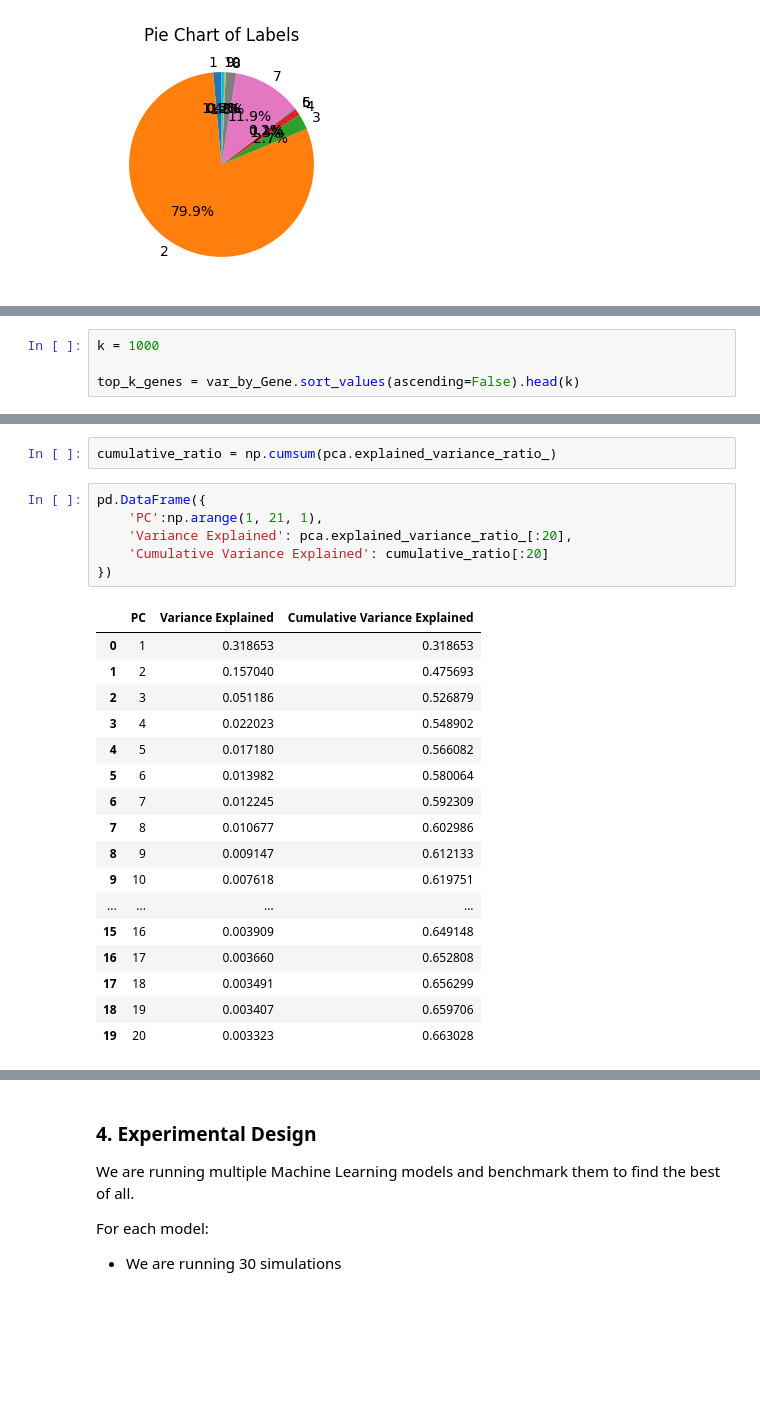
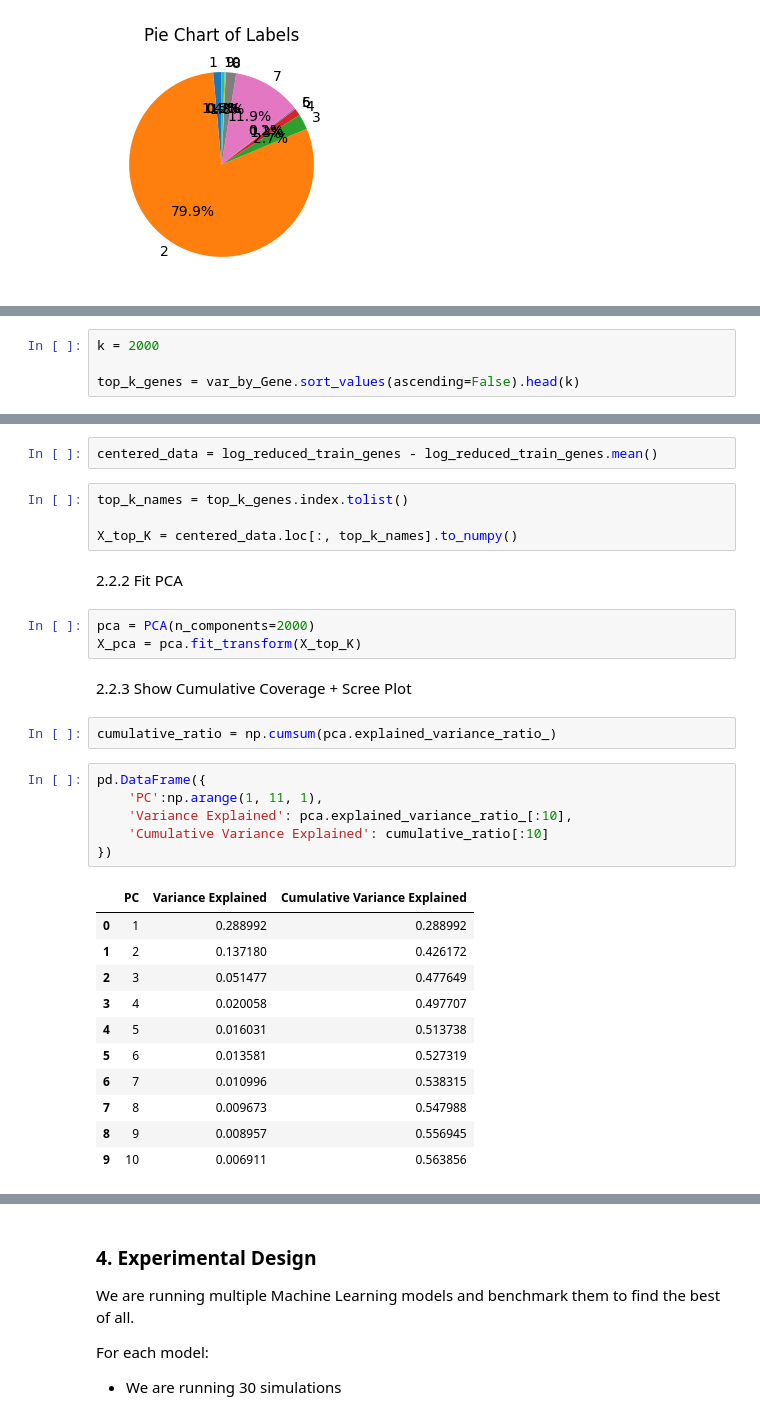
Before and after one commit to BillCoML/cell_anotation, a Jupyter notebook: data_processing.ipynb, the cells around one changed output, grey strips where cells are left out. Saved outputs shown, nothing was run; the diff lists cells and outputs as text; blank space fills up the shorter version.

```diff
--- a/data_processing.ipynb
+++ b/data_processing.ipynb
@@ -202,4 +252,4 @@ For each k, we will record % of variance explained by the first n components (wh
 # %%
-k = 1000
+k = 2000
 
 top_k_genes = var_by_Gene.sort_values(ascending=False).head(k)
@@ -217,27 +256,34 @@ X_pca = pca.fit_transform(X_top_K)
+# %%
+centered_data = log_reduced_train_genes - log_reduced_train_genes.mean()
+# %%
+top_k_names = top_k_genes.index.tolist()
+
+X_top_K = centered_data.loc[:, top_k_names].to_numpy()
+# %% [markdown]
+2.2.2 Fit PCA
+# %%
+pca = PCA(n_components=2000)
+X_pca = pca.fit_transform(X_top_K)
+# %% [markdown]
+2.2.3 Show Cumulative Coverage + Scree Plot
 # %%
 cumulative_ratio = np.cumsum(pca.explained_variance_ratio_)
 # %%
 pd.DataFrame({
-    'PC':np.arange(1, 21, 1),
-    'Variance Explained': pca.explained_variance_ratio_[:20],
-    'Cumulative Variance Explained': cumulative_ratio[:20]
+    'PC':np.arange(1, 11, 1),
+    'Variance Explained': pca.explained_variance_ratio_[:10],
+    'Cumulative Variance Explained': cumulative_ratio[:10]
 })
 # %% [output]
 |  | PC | Variance Explained | Cumulative Variance Explained |
-| 0 | 1 | 0.318653 | 0.318653 |
-| 1 | 2 | 0.157040 | 0.475693 |
-| 2 | 3 | 0.051186 | 0.526879 |
-| 3 | 4 | 0.022023 | 0.548902 |
-| 4 | 5 | 0.017180 | 0.566082 |
-| 5 | 6 | 0.013982 | 0.580064 |
-| 6 | 7 | 0.012245 | 0.592309 |
-| 7 | 8 | 0.010677 | 0.602986 |
-| 8 | 9 | 0.009147 | 0.612133 |
-| 9 | 10 | 0.007618 | 0.619751 |
-| ... | ... | ... | ... |
-| 15 | 16 | 0.003909 | 0.649148 |
-| 16 | 17 | 0.003660 | 0.652808 |
-| 17 | 18 | 0.003491 | 0.656299 |
-| 18 | 19 | 0.003407 | 0.659706 |
-| 19 | 20 | 0.003323 | 0.663028 |
+| 0 | 1 | 0.288992 | 0.288992 |
+| 1 | 2 | 0.137180 | 0.426172 |
+| 2 | 3 | 0.051477 | 0.477649 |
+| 3 | 4 | 0.020058 | 0.497707 |
+| 4 | 5 | 0.016031 | 0.513738 |
+| 5 | 6 | 0.013581 | 0.527319 |
+| 6 | 7 | 0.010996 | 0.538315 |
+| 7 | 8 | 0.009673 | 0.547988 |
+| 8 | 9 | 0.008957 | 0.556945 |
+| 9 | 10 | 0.006911 | 0.563856 |
 # %%
```
Also changed, not shown: parts of 117 cells of this notebook.
